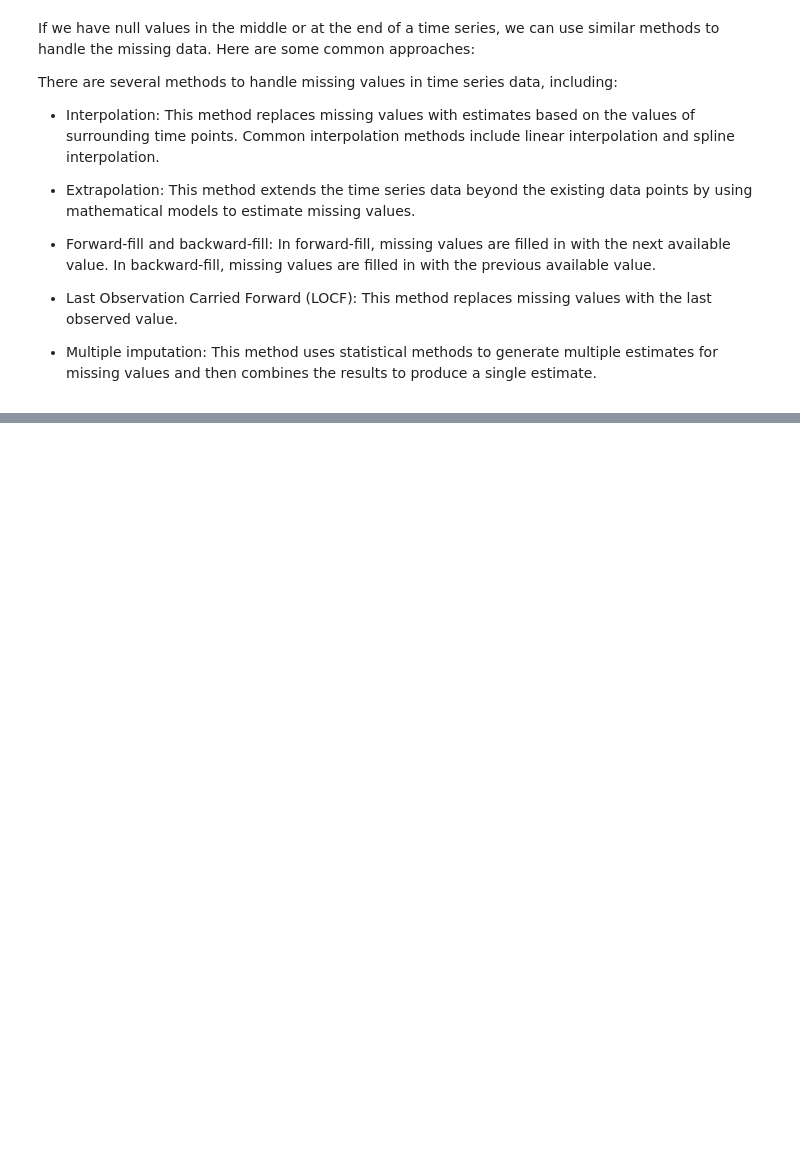
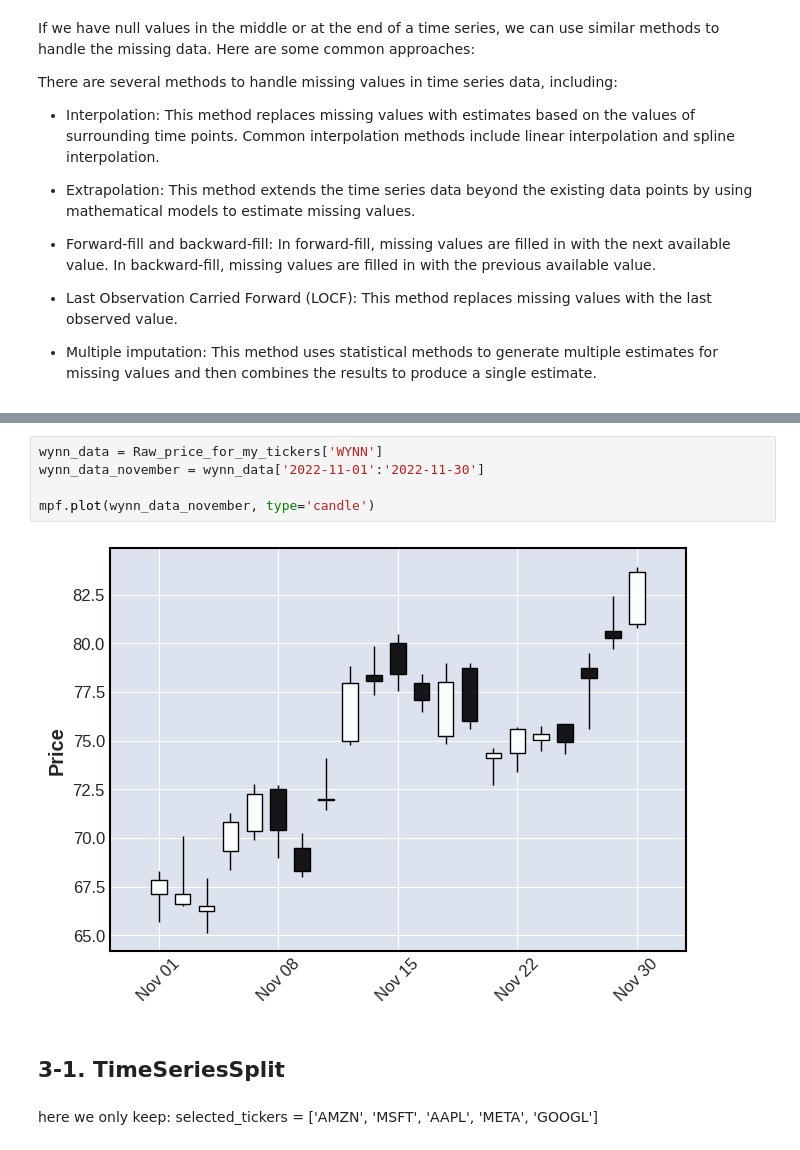
Before and after one commit to pooyaaf/Neural-Networks-Deep-Learning, a Jupyter notebook: Homework/HomeWork4/NNDL_HW4/Q1/Question_1_Time_series_prediction.ipynb, the cells around one changed output, grey strips where cells are left out. Cells and saved outputs as stored; diff of their text form; blank space fills up the shorter version.

```diff
--- a/Homework/HomeWork4/NNDL_HW4/Q1/Question_1_Time_series_prediction.ipynb
+++ b/Homework/HomeWork4/NNDL_HW4/Q1/Question_1_Time_series_prediction.ipynb
@@ -156,0 +254,12 @@ Length: 1746, dtype: int64
+# %%
+wynn_data = Raw_price_for_my_tickers['WYNN']
+wynn_data_november = wynn_data['2022-11-01':'2022-11-30']
+
+mpf.plot(wynn_data_november, type='candle')
+# %% [output]
+[figure, added]
+# %% [markdown]
+## 3-1. TimeSeriesSplit
+# %% [markdown]
+here we only keep:
+selected_tickers = ['AMZN', 'MSFT', 'AAPL', 'META', 'GOOGL']
```
Also changed, not shown: parts of 24 cells of this notebook.
